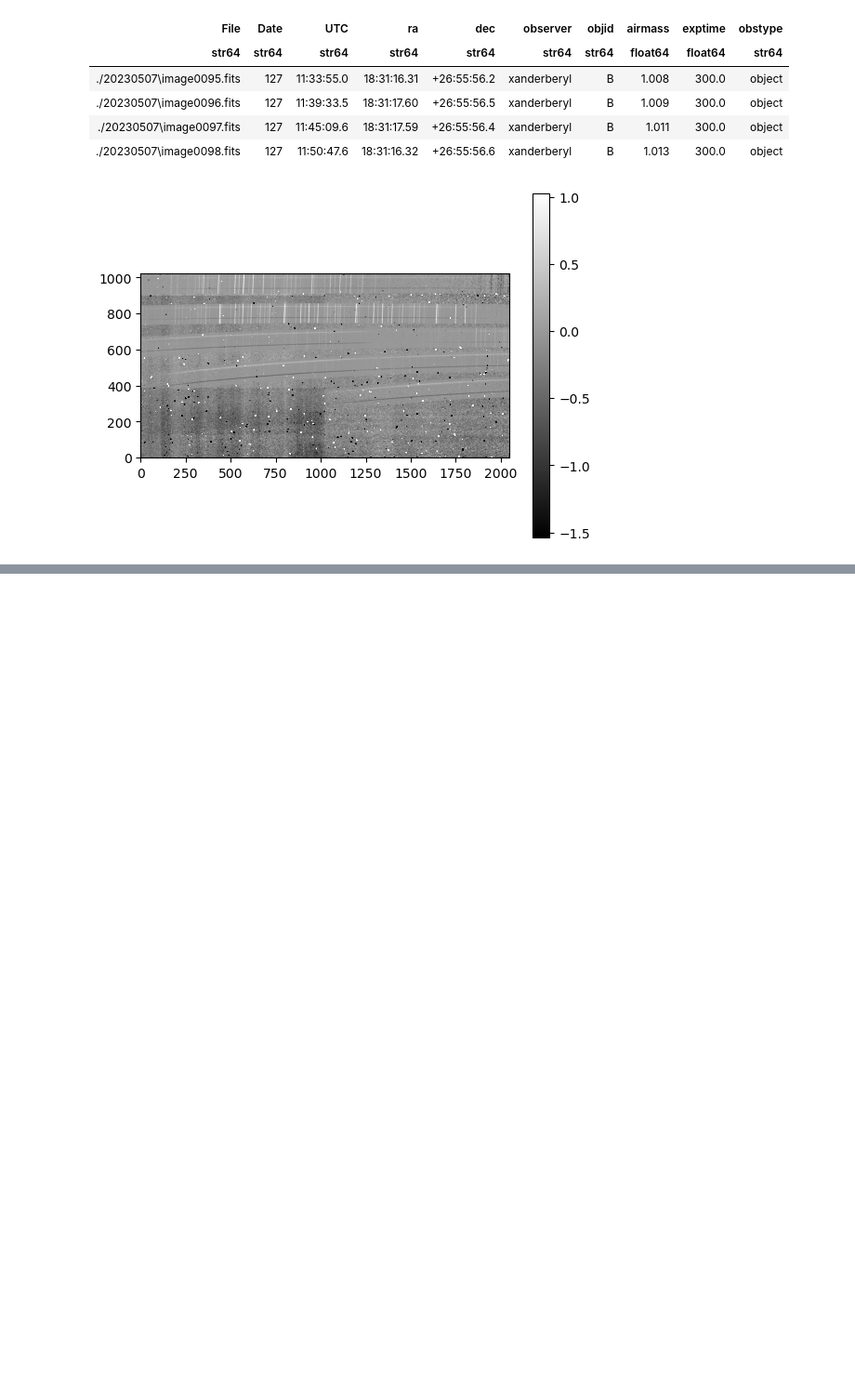
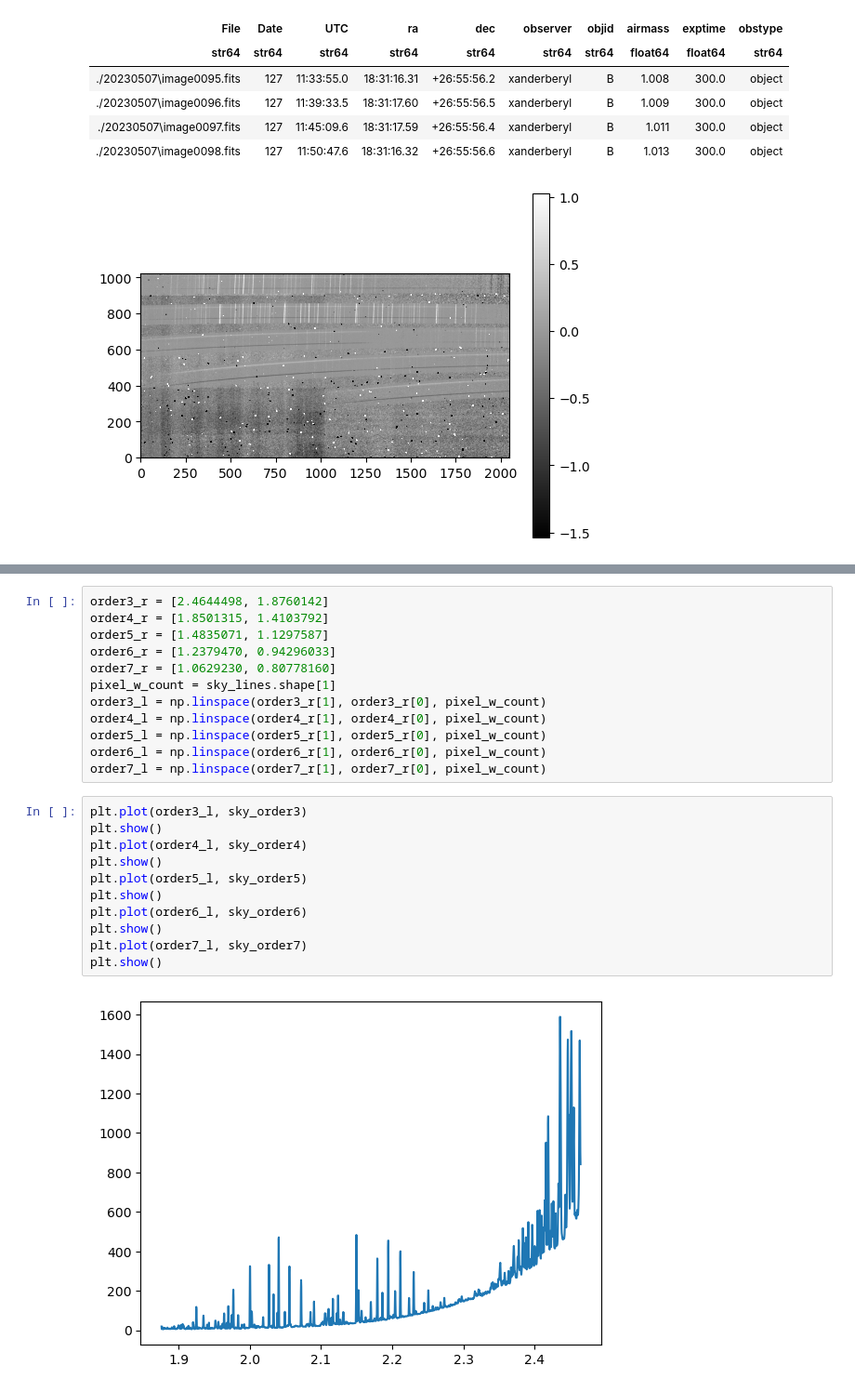
Before and after one commit to Hallflower20/palomar-project, a Jupyter notebook: data/pipeline.ipynb, the cells around one changed output, grey strips where cells are left out. Shown at 93% size. Saved outputs shown, nothing was run; the diff lists cells and outputs as text; blank space fills up the shorter version.

```diff
--- a/data/pipeline.ipynb
+++ b/data/pipeline.ipynb
@@ -368,0 +385,25 @@ plt.show()
+# %%
+order3_r = [2.4644498, 1.8760142]
+order4_r = [1.8501315, 1.4103792]
+order5_r = [1.4835071, 1.1297587]
+order6_r = [1.2379470, 0.94296033]
+order7_r = [1.0629230, 0.80778160]
+pixel_w_count = sky_lines.shape[1]
+order3_l = np.linspace(order3_r[1], order3_r[0], pixel_w_count)
+order4_l = np.linspace(order4_r[1], order4_r[0], pixel_w_count)
+order5_l = np.linspace(order5_r[1], order5_r[0], pixel_w_count)
+order6_l = np.linspace(order6_r[1], order6_r[0], pixel_w_count)
+order7_l = np.linspace(order7_r[1], order7_r[0], pixel_w_count)
+# %%
+plt.plot(order3_l, sky_order3)
+plt.show()
+plt.plot(order4_l, sky_order4)
+plt.show()
+plt.plot(order5_l, sky_order5)
+plt.show()
+plt.plot(order6_l, sky_order6)
+plt.show()
+plt.plot(order7_l, sky_order7)
+plt.show()
+# %% [output]
+[figure, added]
```
Also changed, not shown: parts of 4 cells of this notebook, 3 other files.
